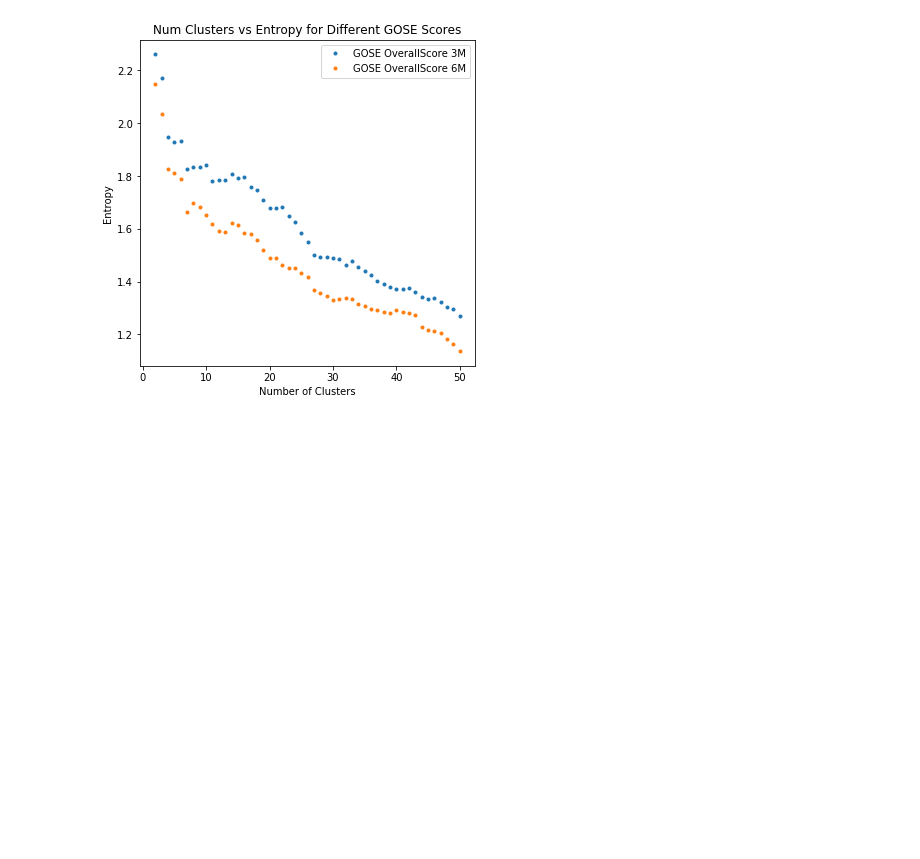
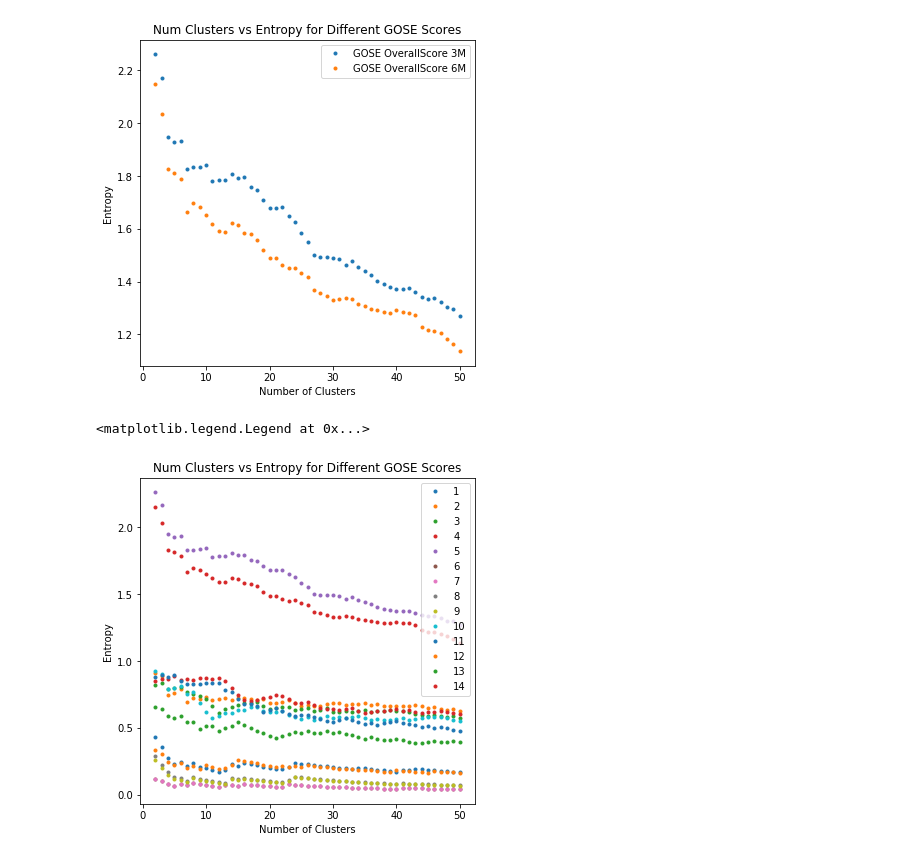
Before and after one commit to BouchardLab/ML_4_prec_prognosis, a Jupyter notebook: notebooks/entropy_vs_numclusters.ipynb, the cells around one changed output. Saved outputs shown, nothing was run; the diff lists cells and outputs as text; code cells hidden in the pictures; blank space fills up the shorter version.

```diff
--- a/notebooks/entropy_vs_numclusters.ipynb
+++ b/notebooks/entropy_vs_numclusters.ipynb
@@ -14,5 +14,7 @@ from activ import load_data
 data = load_data()
 oc_features = data.outcome_features
 oc = data.outcomes
-oc.shape
+for ii,o in enumerate(oc_features):
+    if 'GOSE' in o:
+        print(o,ii)
 # %% [output]
@@ -28,2 +35,18 @@ gose_Travel6M = oc[:,27]
+# %%
+# GOSE scores
+gose_needassistance_3m = oc[:,0]
+gose_workresume_3m = oc[:,1]
+gose_disruptrelation_3m = oc[:,2]
+gose_otherissues_3m = oc[:,3]
+gose_overallscore_3m = oc[:,4]
+gose_Reponder6M_Patient_alone = oc[:,24]
+gose_responder6m_patientplusrel = oc[:,25]
+gose_needassistance_6m = oc[:,26]
+gose_Travel6M = oc[:,27]
+gose_socialresume_6m = oc[:,28]
+gose_otherissues_6m = oc[:,29]
+gose_epilepsy_6m = oc[:,30]
+gose_epilepsyrisk_6m = oc[:,31]
+gose_overallscore_6m = oc[:,32]
 # %%
 plt.figure(figsize=(6,6))
@@ -105,3 +128,29 @@ plt.legend()
 plt.savefig('/Users/ahyeon/Desktop/activ misc/gose_entropy.pdf')
 # %% [output]
 [figure]
+# %%
+plt.figure(figsize=(6,6))
+plt.plot(cluster_sizes, entropy_across_clusters(cluster_sizes, gose_needassistance_3m), '.', label='1')
+plt.plot(cluster_sizes, entropy_across_clusters(cluster_sizes, gose_workresume_3m), '.', label='2')
+plt.plot(cluster_sizes, entropy_across_clusters(cluster_sizes, gose_disruptrelation_3m), '.', label='3')
+plt.plot(cluster_sizes, entropy_across_clusters(cluster_sizes, gose_otherissues_3m), '.', label='4')
+plt.plot(cluster_sizes, entropy_across_clusters(cluster_sizes, gose_overallscore_3m), '.', label='5')
+plt.plot(cluster_sizes, entropy_across_clusters(cluster_sizes, gose_Reponder6M_Patient_alone), '.', label='6')
+plt.plot(cluster_sizes, entropy_across_clusters(cluster_sizes, gose_responder6m_patientplusrel), '.', label='7')
+plt.plot(cluster_sizes, entropy_across_clusters(cluster_sizes, gose_needassistance_6m), '.', label='8')
+plt.plot(cluster_sizes, entropy_across_clusters(cluster_sizes, gose_Travel6M), '.', label='9')
+plt.plot(cluster_sizes, entropy_across_clusters(cluster_sizes, gose_socialresume_6m), '.', label='10')
+plt.plot(cluster_sizes, entropy_across_clusters(cluster_sizes, gose_otherissues_6m), '.', label='11')
+plt.plot(cluster_sizes, entropy_across_clusters(cluster_sizes, gose_epilepsy_6m), '.', label='12')
+plt.plot(cluster_sizes, entropy_across_clusters(cluster_sizes, gose_epilepsyrisk_6m), '.', label='13')
+plt.plot(cluster_sizes, entropy_across_clusters(cluster_sizes, gose_overallscore_6m), '.', label='14')
+
+
+
+plt.xlabel('Number of Clusters')
+plt.ylabel('Entropy')
+plt.title('Num Clusters vs Entropy for Different GOSE Scores')
+plt.legend()
+# %% [output]
+<matplotlib.legend.Legend at 0x...>
+[figure, added]
```
Also changed, not shown: parts of 4 cells of this notebook, 1 other file.
